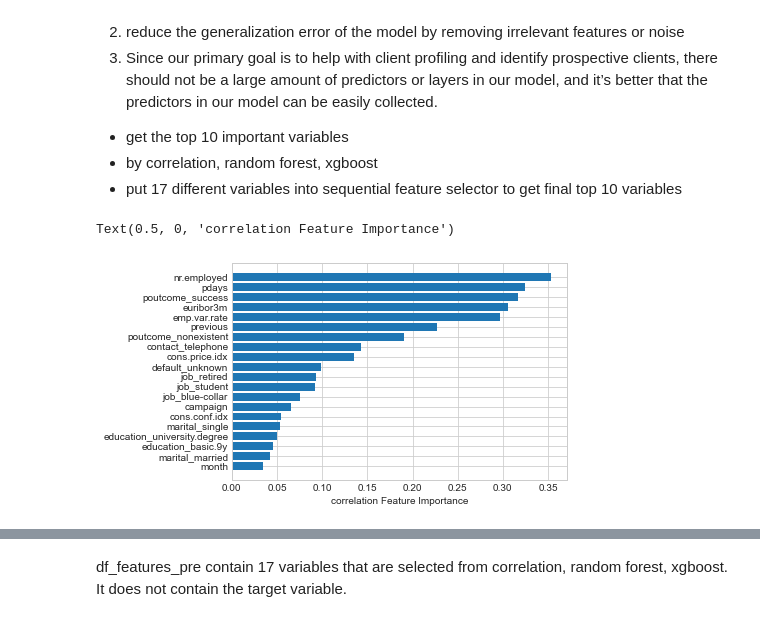
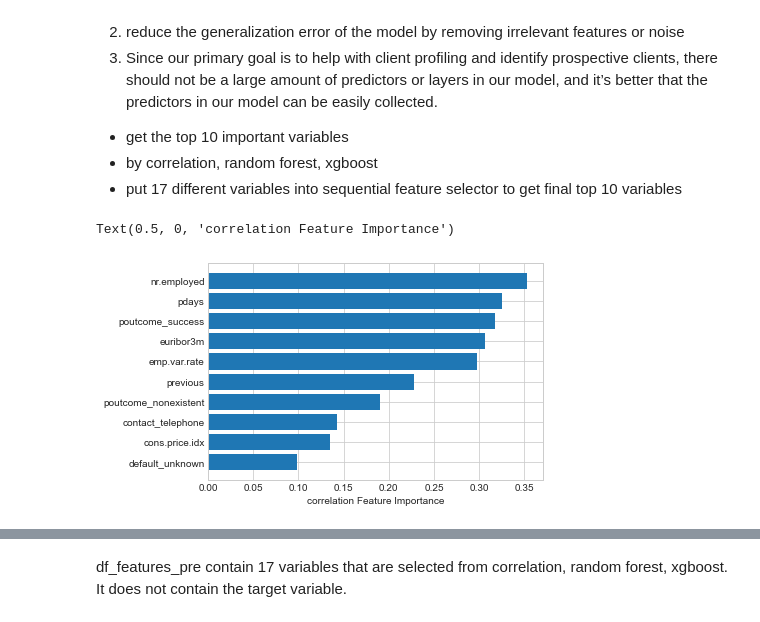
Before and after one commit to Zhaoxing-Wu/UW-Madison-FA21-STAT451, a Jupyter notebook: project.ipynb, the cells around one changed output, grey strips where cells are left out. Cells and saved outputs as stored; diff of their text form; code cells hidden in the pictures.

```diff
--- a/project.ipynb
+++ b/project.ipynb
@@ -358,14 +358,14 @@ GOAL:
 # %%
 # remove y (index 13: HARDCODED!! NEED TO CHANGE!!)
 cor = df.corr()['y'][:].drop(df.corr()['y'][:].index[13]).abs()
 
 sorted_idx_cor = cor.argsort()
 
-plt.barh(df.drop('y', 1).columns[sorted_idx_cor[-20:]], cor[sorted_idx_cor[-20:]])
+plt.barh(df.drop('y', 1).columns[sorted_idx_cor[-10:]], cor[sorted_idx_cor[-10:]])
 plt.xlabel("correlation Feature Importance")
 # %% [output]
 Text(0.5, 0, 'correlation Feature Importance')
-[figure, old version]
+[figure, new version]
 # %%
 # fit model no training data
 model = XGBClassifier(use_label_encoder =False)
```
Also changed, not shown: parts of 13 cells of this notebook, 1 other file.
